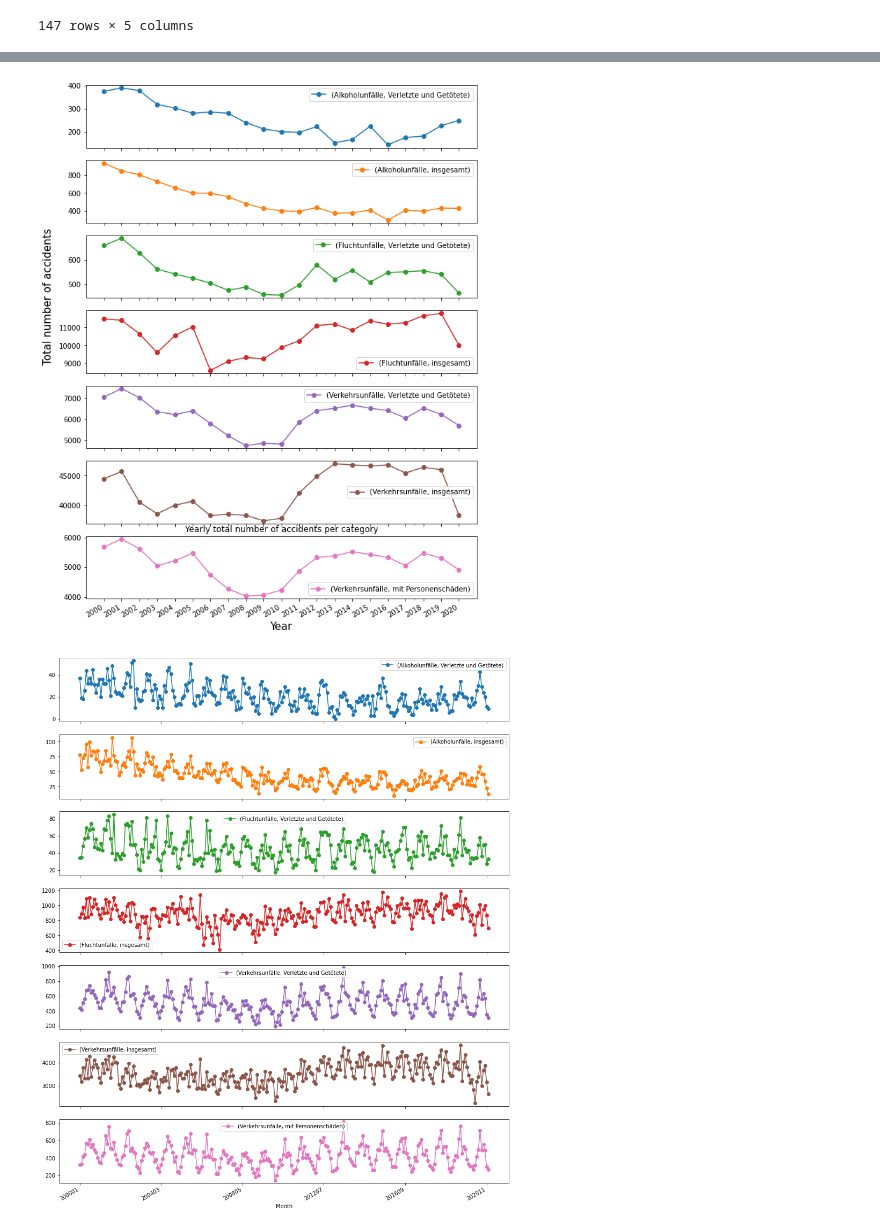
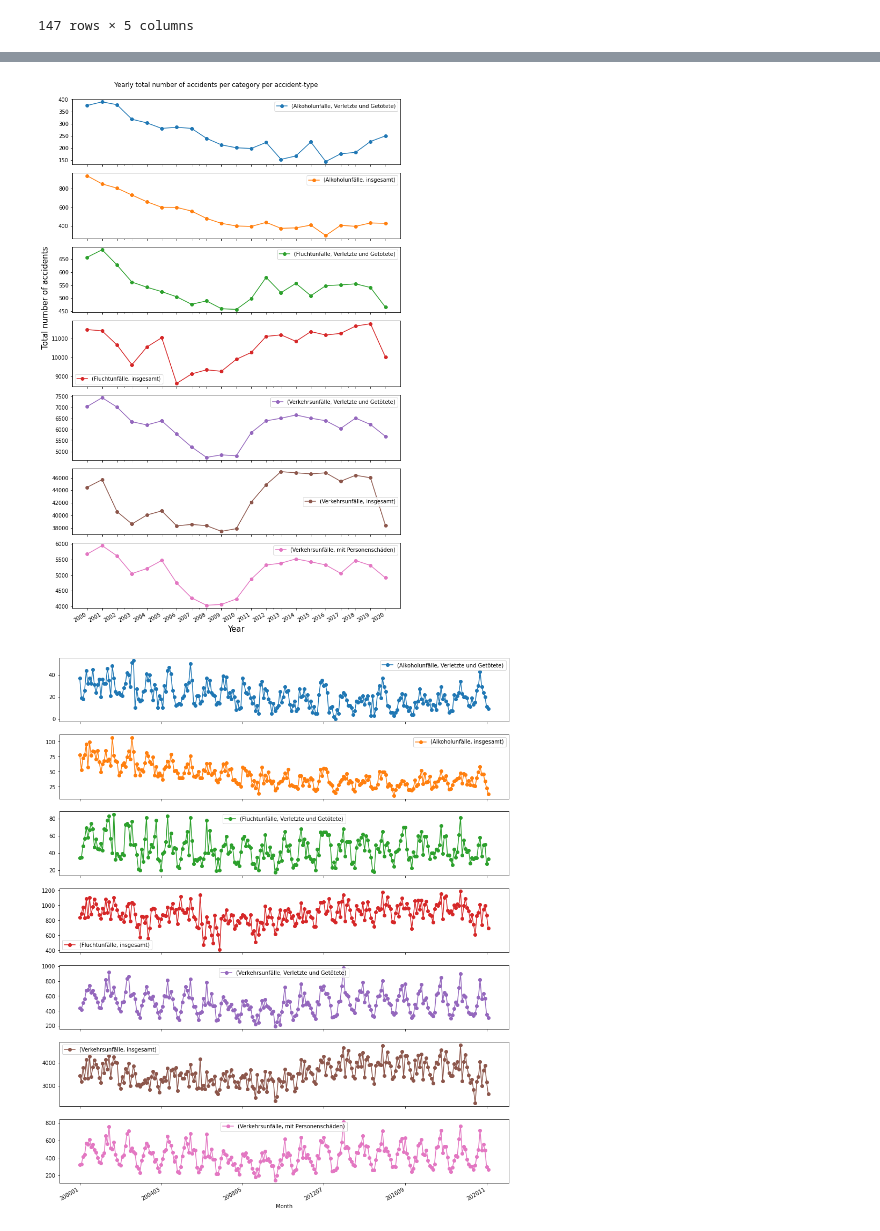
Before and after one commit to abhishekmshr956/DigitalProductSchool, a Jupyter notebook: Untitled.ipynb, the cells around one changed output, grey strips where cells are left out. Saved outputs shown, nothing was run; the diff lists cells and outputs as text; code cells hidden in the pictures.

Commit message:
Yearly total number of accidents per category and per accident type figure added

```diff
--- a/Untitled.ipynb
+++ b/Untitled.ipynb
@@ -159,14 +156,18 @@ data_yearly.groupby(['Category','AccidentType','Year']).Value.sum().unstack().T
 # %%
-ax = data_yearly.groupby(['Category','AccidentType','Year']).Value.sum().unstack().T.plot(figsize=(10,15),subplots=True,marker='o');
+ax = data_yearly.groupby(['Category','AccidentType','Year']).Value.sum().unstack().T.plot(figsize=(10,15),subplots=True,marker='o',
+                                                                                         title='Yearly total number of accidents per category per accident-type');
 fig=ax[0].figure
 fig.text(0.05,0.6, "Total number of accidents", ha="center", va="center", rotation=90, fontsize=15)
 #fig.text(0.5,0.04, "Year", ha="center", va="center", fontsize=)
 plt.xlabel("Year", fontsize=15)
 plt.xticks(np.arange(2000,2021,1));
-plt.title('Yearly total number of accidents per category')
-plt.savefig('figures/Yearly total number of accidents per category.pdf',dpi=1000);
+plt.tight_layout();
+plt.subplots_adjust(top=0.95);
+plt.subplots_adjust(left=0.12);
+#plt.title('Yearly total number of accidents per category')
+plt.savefig('figures/Yearly total number of accidents per category per accidenttype.pdf',dpi=1000);
 # %% [output]
-[figure, old version]
+[figure, new version]
 # %%
 data_monthly.groupby(['Category','AccidentType','Month']).Value.sum().unstack().T.plot(figsize=(15,20),subplots=True,marker='o');
 # %% [output]
```
Also changed, not shown: parts of 3 cells of this notebook, 2 other files.
